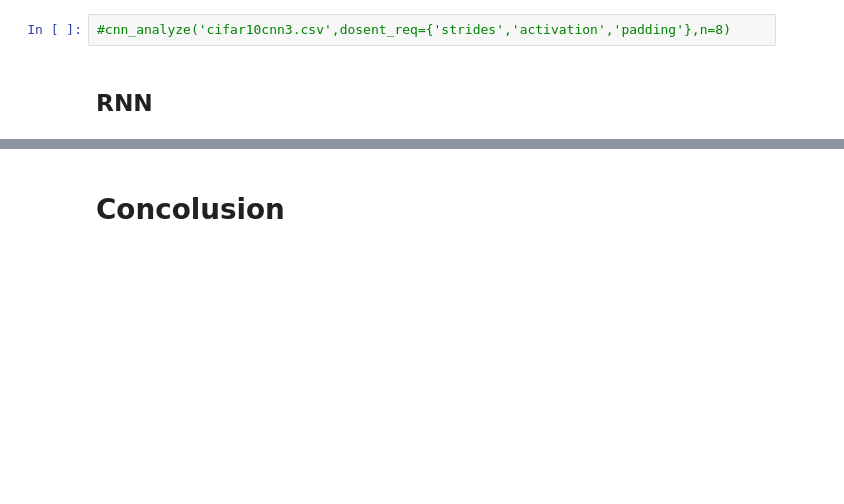
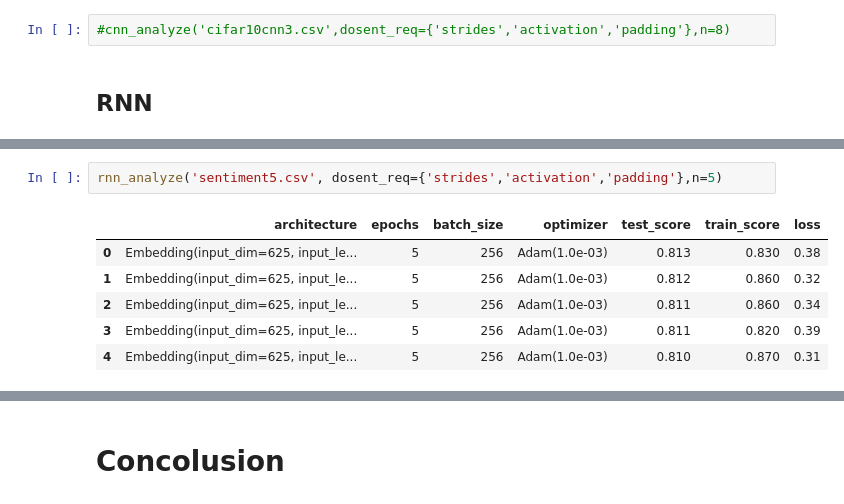
Before and after one commit to alirezaafzalaghaei/neural-netwroks-from-scratch, a Jupyter notebook: module/examples/Report.ipynb, the cells around one changed output, grey strips where cells are left out. Cells and saved outputs as stored; diff of their text form; blank space fills up the shorter version.

```diff
--- a/module/examples/Report.ipynb
+++ b/module/examples/Report.ipynb
@@ -355,0 +362,9 @@ rnn_analyze('sentiment3.csv', dosent_req={'strides','activation','padding'},n=4)
+# %%
+rnn_analyze('sentiment5.csv', dosent_req={'strides','activation','padding'},n=5)
+# %% [output]
+|  | architecture | epochs | batch_size | optimizer | test_score | train_score | loss |
+| 0 | Embedding(input_dim=625, input_le... | 5 | 256 | Adam(1.0e-03) | 0.813 | 0.830 | 0.38 |
+| 1 | Embedding(input_dim=625, input_le... | 5 | 256 | Adam(1.0e-03) | 0.812 | 0.860 | 0.32 |
+| 2 | Embedding(input_dim=625, input_le... | 5 | 256 | Adam(1.0e-03) | 0.811 | 0.860 | 0.34 |
+| 3 | Embedding(input_dim=625, input_le... | 5 | 256 | Adam(1.0e-03) | 0.811 | 0.820 | 0.39 |
+| 4 | Embedding(input_dim=625, input_le... | 5 | 256 | Adam(1.0e-03) | 0.810 | 0.870 | 0.31 |
```
Also changed, not shown: parts of 3 cells of this notebook, 4 other files.
